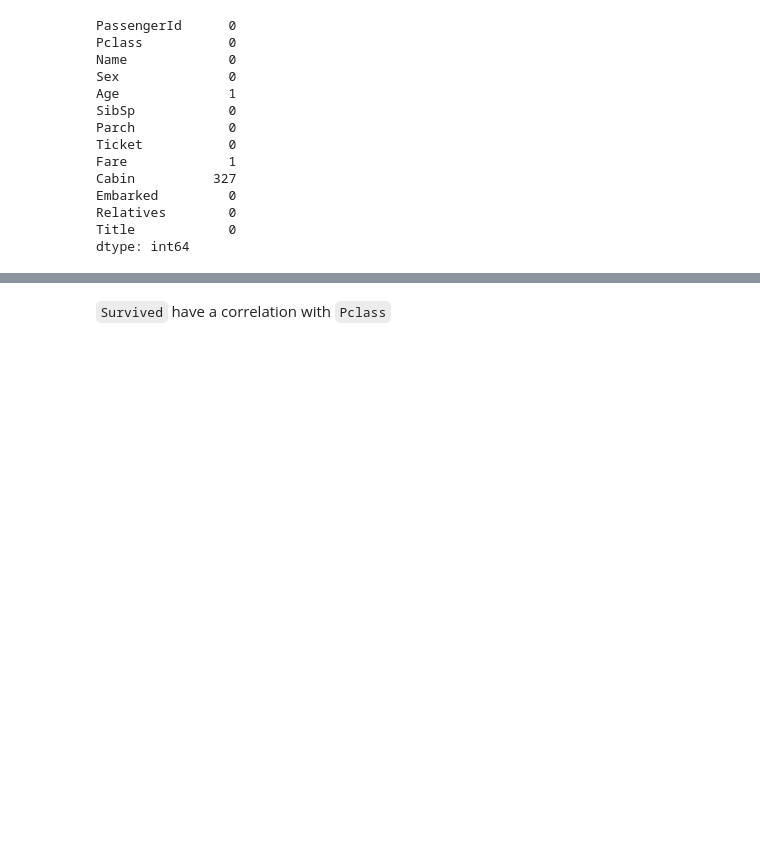
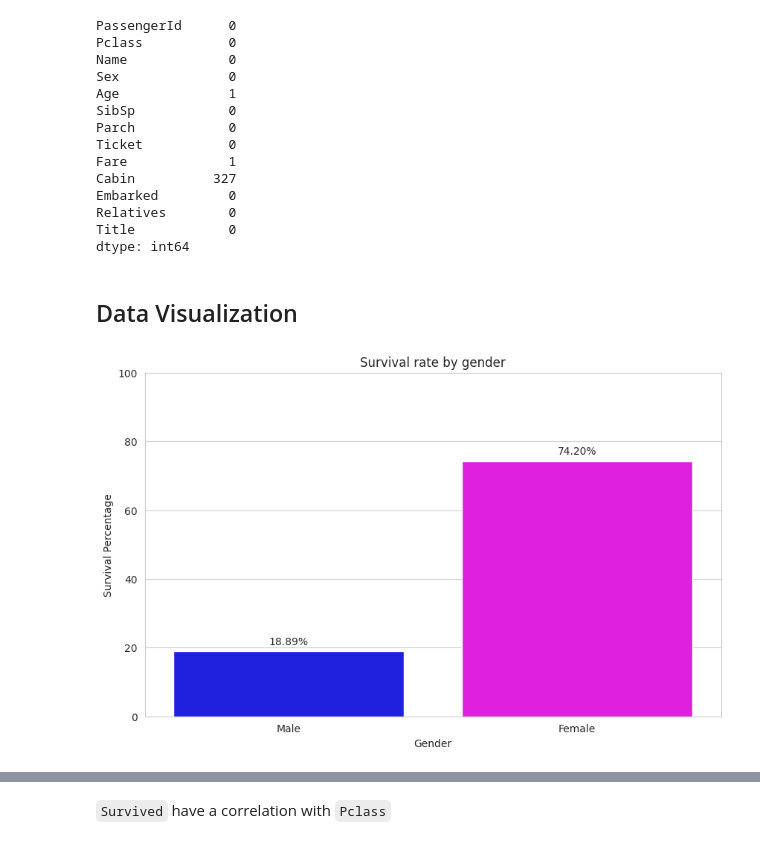
Before and after one commit to gugasth/Titanic, a Jupyter notebook: Titanic.ipynb, the cells around one changed output, grey strips where cells are left out. Cells and saved outputs as stored; diff of their text form; code cells hidden in the pictures; blank space fills up the shorter version.

Commit message:
:rocket: organizing notebook pipeline and performing data visualization

```diff
--- a/Titanic.ipynb
+++ b/Titanic.ipynb
@@ -222,3 +223,29 @@ Embarked         0
 Relatives        0
 Title            0
 dtype: int64
+# %% [markdown]
+## Data Visualization
+# %%
+#@title Survival rate by gender
+male_passengers = train_data[train_data['Sex'] == 'male']
+survival_male = male_passengers['Survived'].sum() / male_passengers['Survived'].count()
+
+female_passengers = train_data[train_data['Sex'] == 'female']
+survival_female = female_passengers['Survived'].sum() / female_passengers['Survived'].count()
+
+survival_male_percentage = survival_male * 100
+survival_female_percentage = survival_female * 100
+
+sns.set_style("whitegrid")
+plt.figure(figsize=(10, 6))
+plt.title("Survival rate by gender")
+plt.xlabel('Gender')
+plt.ylabel('Survival Percentage')
+plt.ylim(0, 100)
+
+sns.barplot(x=['Male', 'Female'], y=[survival_male_percentage, survival_female_percentage], hue=['Male', 'Female'], palette=['b', 'magenta'], legend=False)
+
+for index, value in enumerate([survival_male_percentage, survival_female_percentage]):
+    plt.text(index, value + 2, f'{value:.2f}%', ha='center')
+# %% [output]
+[figure, added]
```
Also changed, not shown: parts of 12 cells of this notebook.
